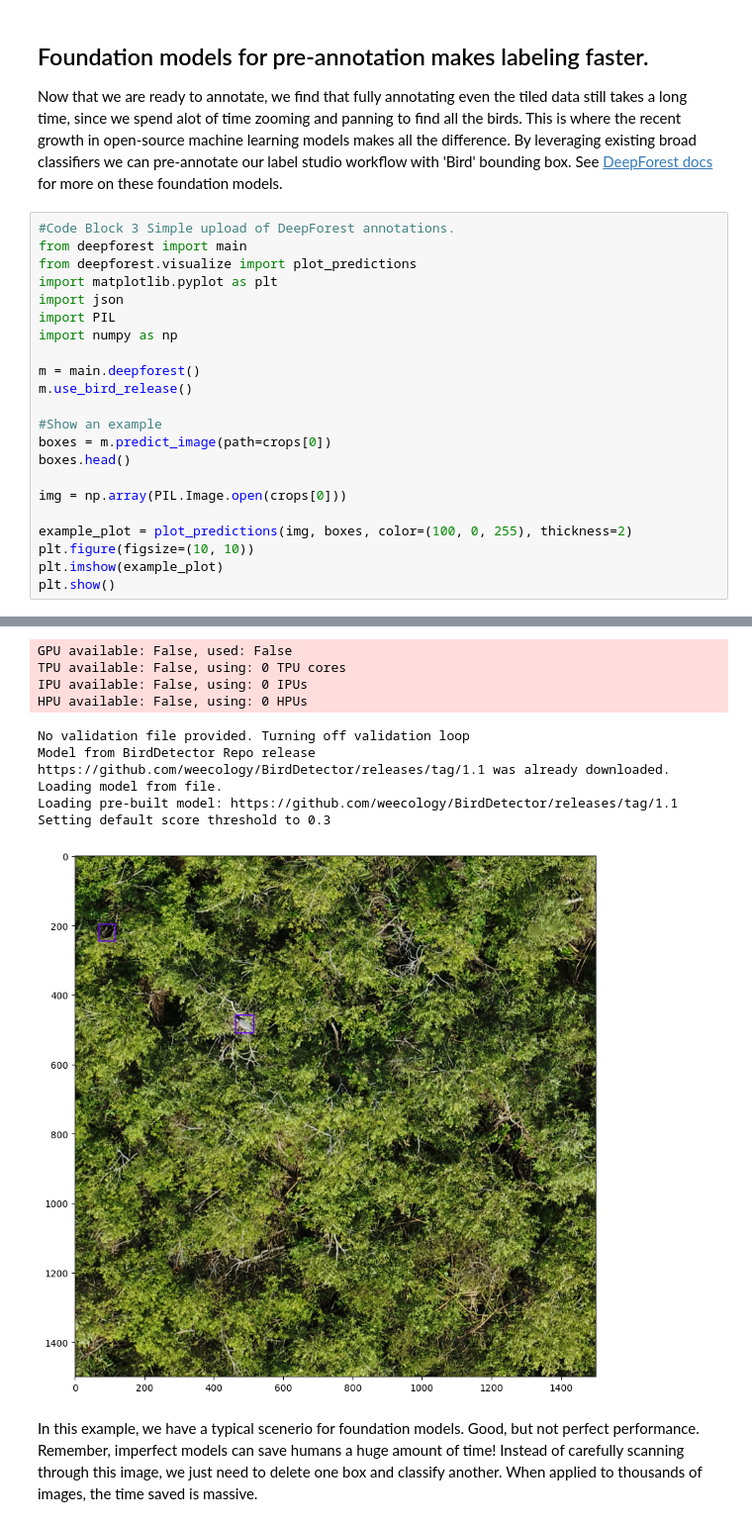
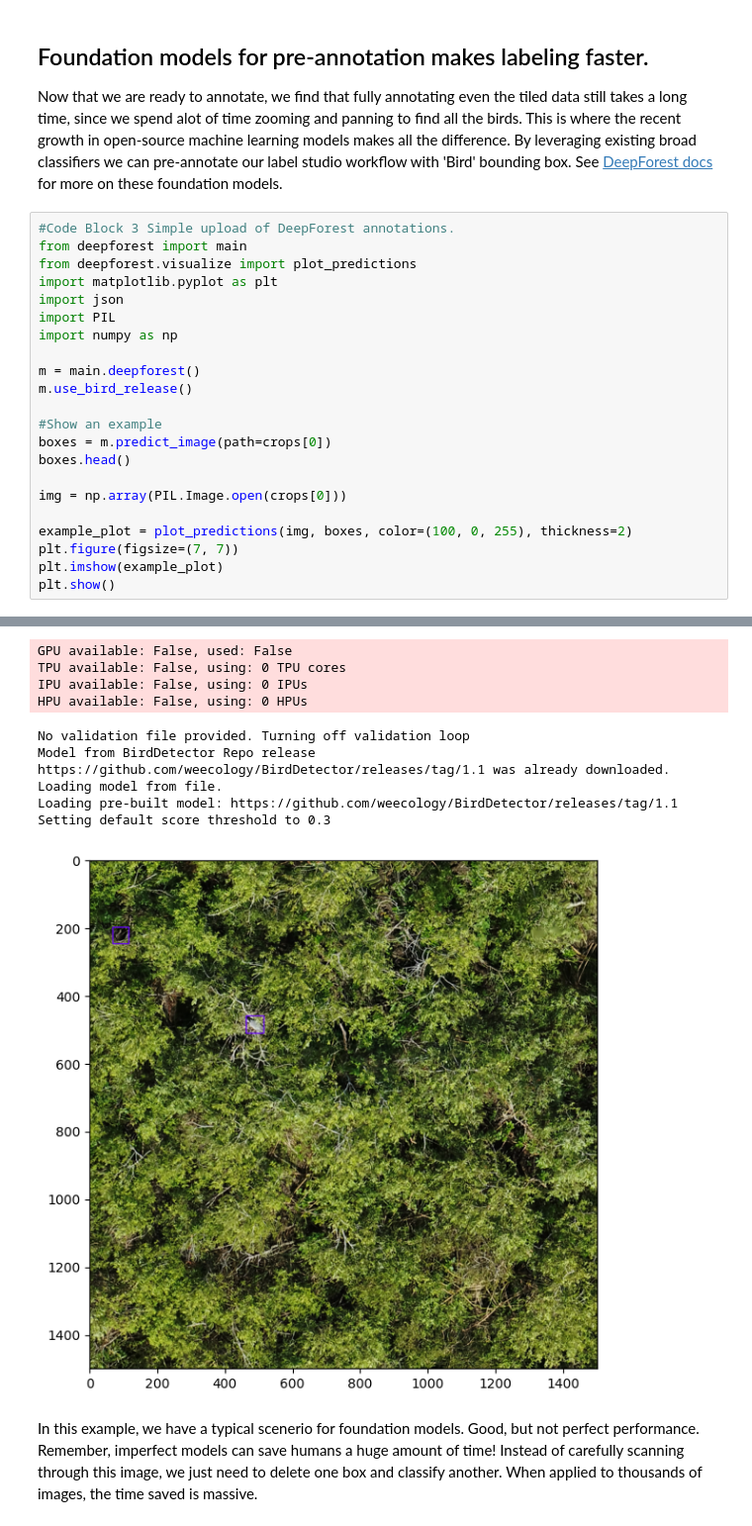
Before and after one commit to weecology/LabelStudio_BlogPost, a Jupyter notebook: blogpost.ipynb, the cells around one changed output, grey strips where cells are left out. Shown at 99% size. Cells and saved outputs as stored; diff of their text form.

```diff
--- a/blogpost.ipynb
+++ b/blogpost.ipynb
@@ -121,35 +116,35 @@ Now that we are ready to annotate, we find that fully annotating even the tiled
 #Code Block 3 Simple upload of DeepForest annotations.
 from deepforest import main
 from deepforest.visualize import plot_predictions
 import matplotlib.pyplot as plt
 import json
 import PIL
 import numpy as np
 
 m = main.deepforest()
 m.use_bird_release()
 
 #Show an example
 boxes = m.predict_image(path=crops[0])
 boxes.head()
 
 img = np.array(PIL.Image.open(crops[0]))
 
 example_plot = plot_predictions(img, boxes, color=(100, 0, 255), thickness=2)
-plt.figure(figsize=(10, 10))
+plt.figure(figsize=(7, 7))
 plt.imshow(example_plot)
 plt.show()
 # %% [output]
 Reading config file: /Users/benweinstein/.conda/envs/labelstudio_blog/lib/python3.11/site-packages/deepforest/data/deepforest_config.yml
 GPU available: False, used: False
 TPU available: False, using: 0 TPU cores
 IPU available: False, using: 0 IPUs
 HPU available: False, using: 0 HPUs
 No validation file provided. Turning off validation loop
 Model from BirdDetector Repo release https://github.com/weecology/BirdDetector/releases/tag/1.1 was already downloaded. Loading model from file.
 Loading pre-built model: https://github.com/weecology/BirdDetector/releases/tag/1.1
 Setting default score threshold to 0.3
-[figure, old version]
+[figure, new version]
 # %% [markdown]
 In this example, we have a typical scenerio for foundation models. Good, but not perfect performance. Remember, imperfect models can save humans a huge amount of time! Instead of carefully scanning through this image, we just need to delete one box and classify another. When applied to thousands of images, the time saved is massive.
 # %%
```
Also changed, not shown: parts of 22 cells of this notebook, 5 other files.
